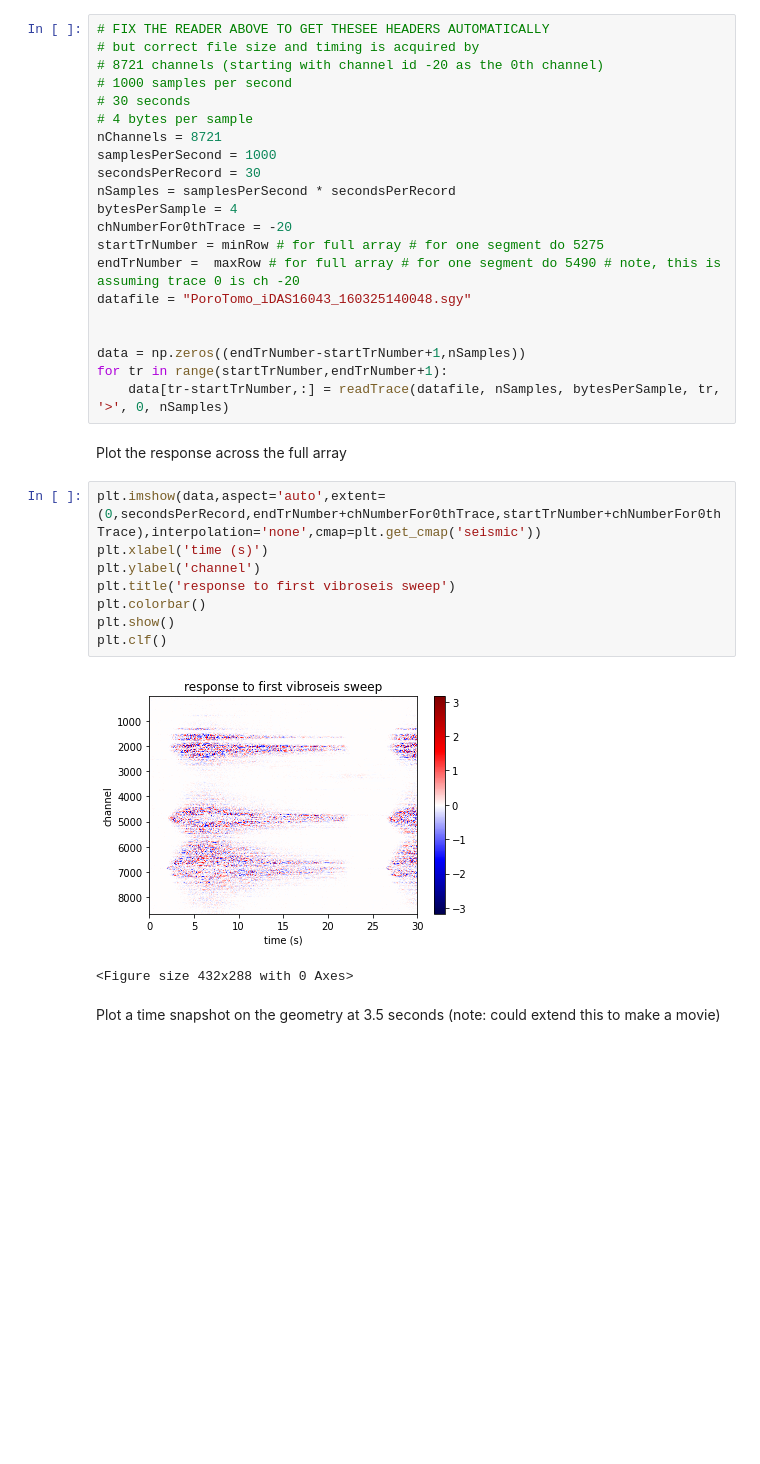
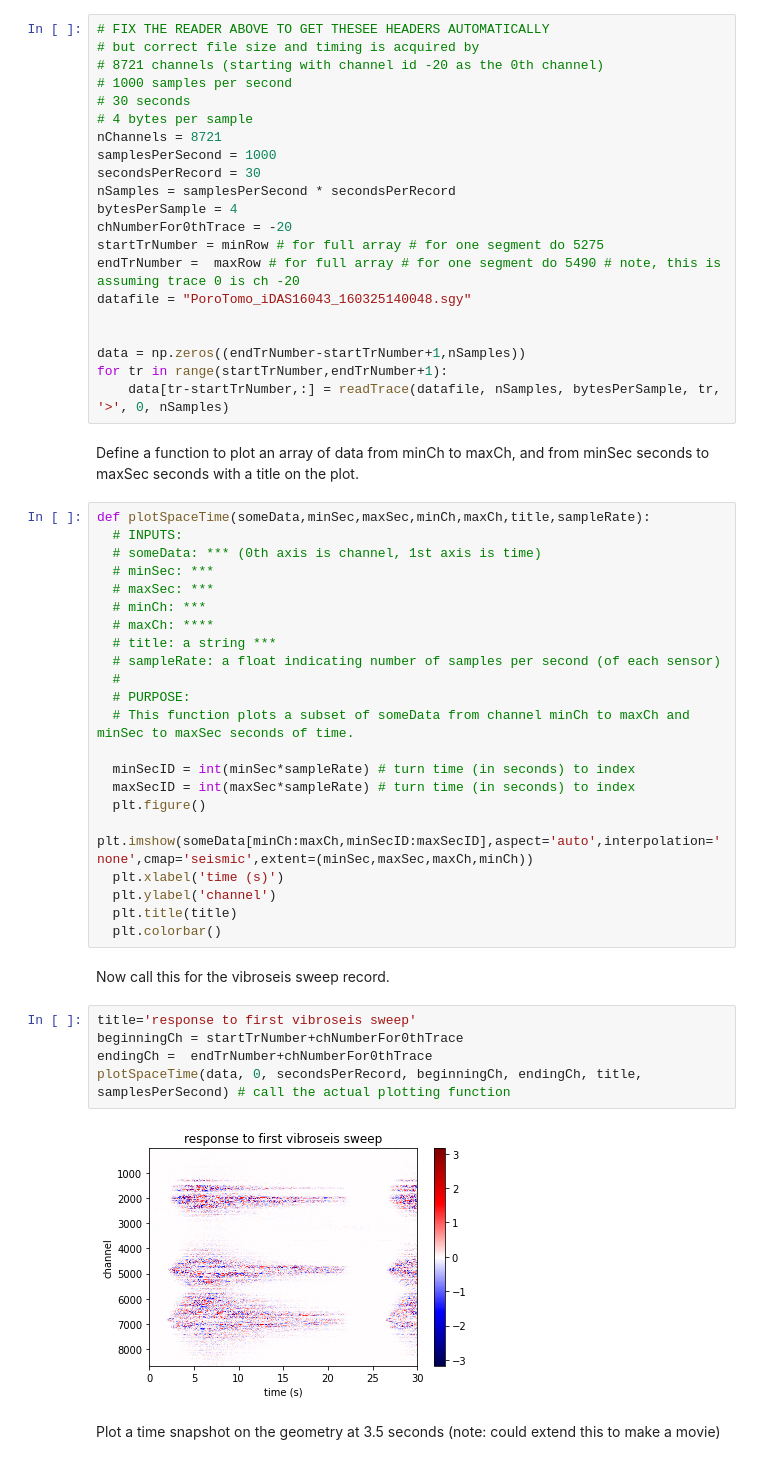
Before and after one commit to DAS-RCN/IntroToDASData, a Jupyter notebook: BradyHotSprings.ipynb, the cells around one changed output. Saved outputs shown, nothing was run; the diff lists cells and outputs as text; blank space fills up the shorter version.

```diff
--- a/BradyHotSprings.ipynb
+++ b/BradyHotSprings.ipynb
@@ -167,18 +170,38 @@ datafile = "PoroTomo_iDAS16043_160325140048.sgy"
 data = np.zeros((endTrNumber-startTrNumber+1,nSamples))
 for tr in range(startTrNumber,endTrNumber+1):
 	data[tr-startTrNumber,:] = readTrace(datafile, nSamples, bytesPerSample, tr, '>', 0, nSamples)
-# %% [markdown]
-Plot the response across the full array
-# %%
-plt.imshow(data,aspect='auto',extent=(0,secondsPerRecord,endTrNumber+chNumberFor0thTrace,startTrNumber+chNumberFor0thTrace),interpolation='none',cmap=plt.get_cmap('seismic'))
-plt.xlabel('time (s)')
-plt.ylabel('channel')
-plt.title('response to first vibroseis sweep')
-plt.colorbar()
-plt.show()
-plt.clf()
-# %% [output]
-[figure, removed]
-<Figure size 432x288 with 0 Axes>
+# %% [markdown]
+Define a function to plot an array of data from minCh to maxCh, and from minSec seconds to maxSec seconds with a title on the plot.
+# %%
+def plotSpaceTime(someData,minSec,maxSec,minCh,maxCh,title,sampleRate):
+  # INPUTS:
+  # someData: *** (0th axis is channel, 1st axis is time)
+  # minSec: ***
+  # maxSec: ***
+  # minCh: ***
+  # maxCh: ****
+  # title: a string ***
+  # sampleRate: a float indicating number of samples per second (of each sensor)
+  #
+  # PURPOSE:
+  # This function plots a subset of someData from channel minCh to maxCh and minSec to maxSec seconds of time.
+
+  minSecID = int(minSec*sampleRate) # turn time (in seconds) to index
+  maxSecID = int(maxSec*sampleRate) # turn time (in seconds) to index
+  plt.figure()
+  plt.imshow(someData[minCh:maxCh,minSecID:maxSecID],aspect='auto',interpolation='none',cmap='seismic',extent=(minSec,maxSec,maxCh,minCh))
+  plt.xlabel('time (s)')
+  plt.ylabel('channel')
+  plt.title(title)
+  plt.colorbar()
+# %% [markdown]
+Now call this for the vibroseis sweep record.
+# %%
+title='response to first vibroseis sweep'
+beginningCh = startTrNumber+chNumberFor0thTrace
+endingCh =  endTrNumber+chNumberFor0thTrace
+plotSpaceTime(data, 0, secondsPerRecord, beginningCh, endingCh, title, samplesPerSecond) # call the actual plotting function
+# %% [output]
+[figure, added]
 # %% [markdown]
 Plot a time snapshot on the geometry at 3.5 seconds (note: could extend this to make a movie)
```
Also changed, not shown: parts of 22 cells of this notebook.
